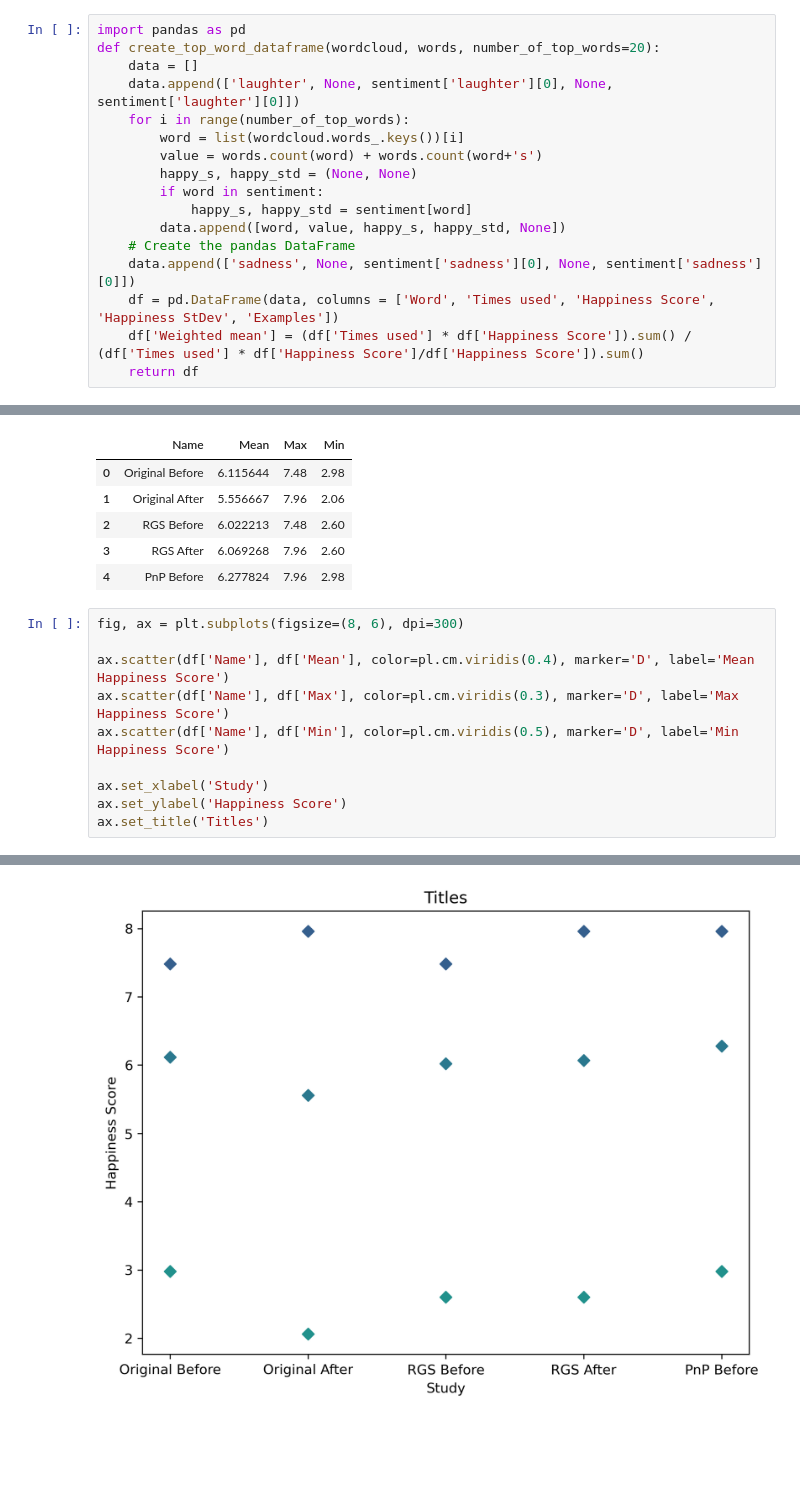
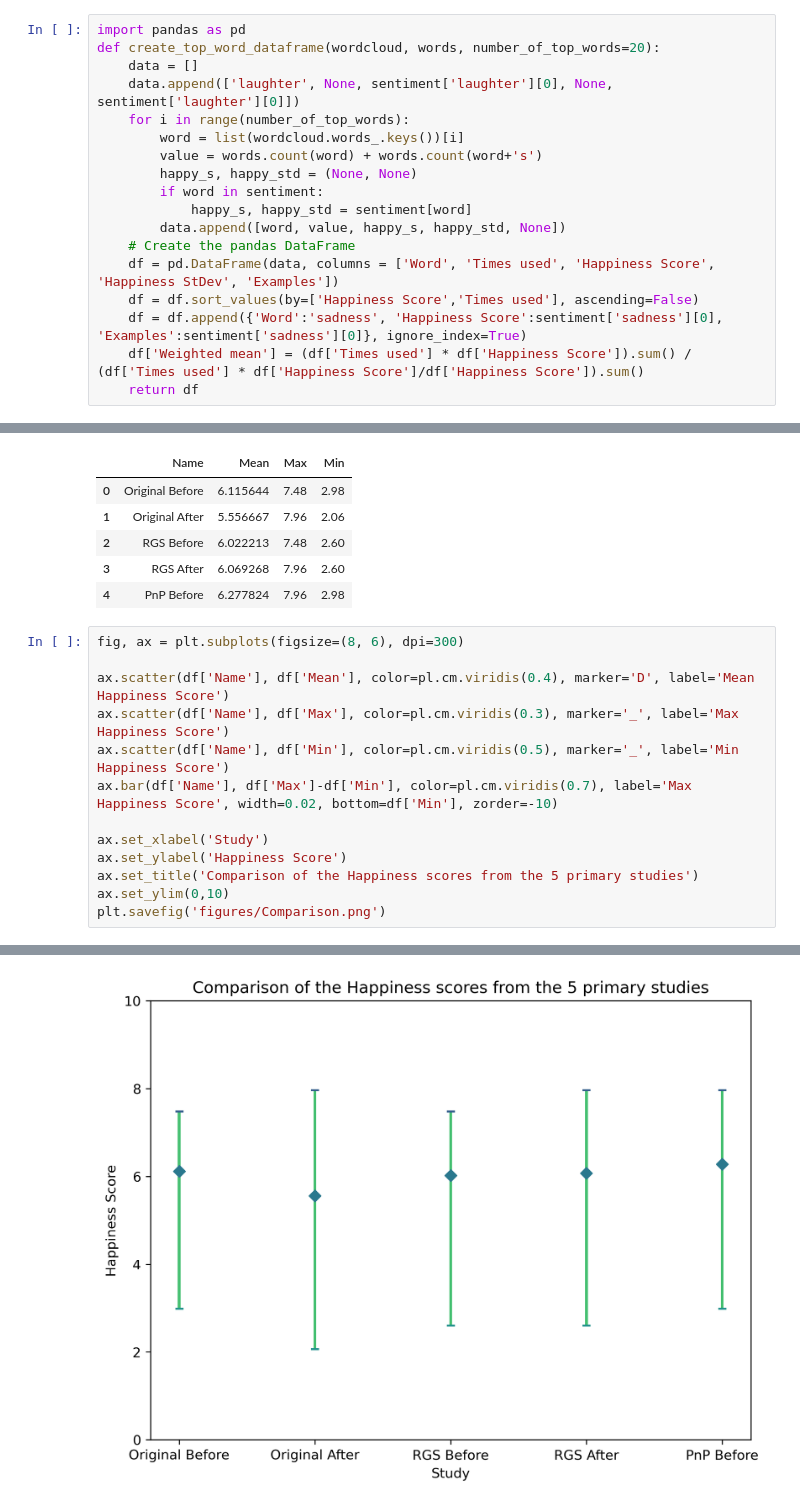
Before and after one commit to markbasham/DiamondTheGamePrintAndPlayGraphs, a Jupyter notebook: WordAnalysis.ipynb, the cells around one changed output, grey strips where cells are left out. Saved outputs shown, nothing was run; the diff lists cells and outputs as text; blank space fills up the shorter version.

```diff
--- a/WordAnalysis.ipynb
+++ b/WordAnalysis.ipynb
@@ -80,8 +80,9 @@ def create_top_word_dataframe(wordcloud, words, number_of_top_words=20):
             happy_s, happy_std = sentiment[word]
         data.append([word, value, happy_s, happy_std, None])
     # Create the pandas DataFrame
-    data.append(['sadness', None, sentiment['sadness'][0], None, sentiment['sadness'][0]])
     df = pd.DataFrame(data, columns = ['Word', 'Times used', 'Happiness Score', 'Happiness StDev', 'Examples'])
+    df = df.sort_values(by=['Happiness Score','Times used'], ascending=False)
+    df = df.append({'Word':'sadness', 'Happiness Score':sentiment['sadness'][0], 'Examples':sentiment['sadness'][0]}, ignore_index=True)
     df['Weighted mean'] = (df['Times used'] * df['Happiness Score']).sum() / (df['Times used'] * df['Happiness Score']/df['Happiness Score']).sum()
     return df
 # %%
@@ -293,10 +294,13 @@ df
 fig, ax = plt.subplots(figsize=(8, 6), dpi=300)
 
 ax.scatter(df['Name'], df['Mean'], color=pl.cm.viridis(0.4), marker='D', label='Mean Happiness Score')
-ax.scatter(df['Name'], df['Max'], color=pl.cm.viridis(0.3), marker='D', label='Max Happiness Score')
-ax.scatter(df['Name'], df['Min'], color=pl.cm.viridis(0.5), marker='D', label='Min Happiness Score')
+ax.scatter(df['Name'], df['Max'], color=pl.cm.viridis(0.3), marker='_', label='Max Happiness Score')
+ax.scatter(df['Name'], df['Min'], color=pl.cm.viridis(0.5), marker='_', label='Min Happiness Score')
+ax.bar(df['Name'], df['Max']-df['Min'], color=pl.cm.viridis(0.7), label='Max Happiness Score', width=0.02, bottom=df['Min'], zorder=-10)
 
 ax.set_xlabel('Study')
 ax.set_ylabel('Happiness Score')
-ax.set_title('Titles')
+ax.set_title('Comparison of the Happiness scores from the 5 primary studies')
+ax.set_ylim(0,10)
+plt.savefig('figures/Comparison.png')
 # %% [output]
@@ -304 +307 @@ Text(0.5, 1.0, 'Titles')
-[figure, old version]
+[figure, new version]
```
Also changed, not shown: parts of 11 cells of this notebook, 6 other files.
